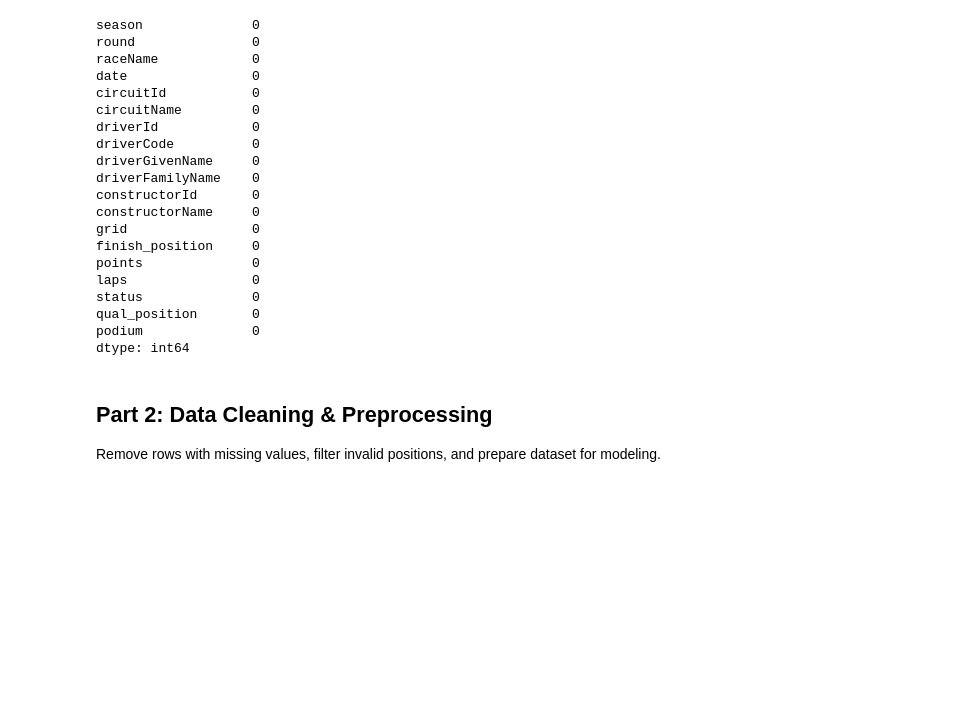
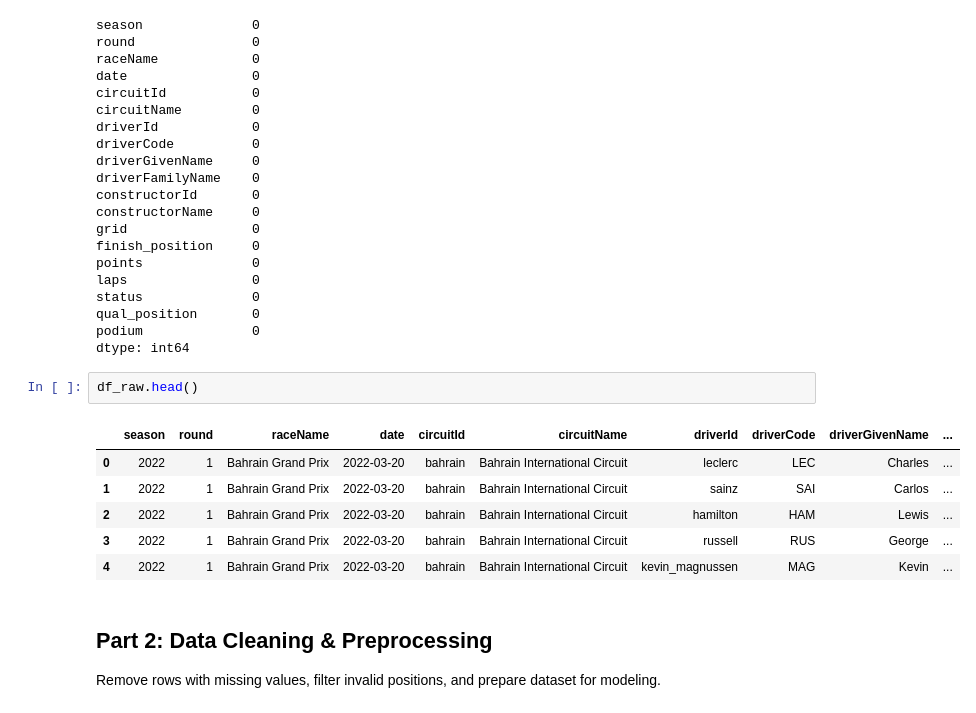
Before and after one commit to yfyuky/F1-Podium-Predictor, a Jupyter notebook: podium_predictor.ipynb, the cells around one changed output. Drawn from its saved outputs; the diff is of its cells as text; blank space fills up the shorter version.

```diff
--- a/podium_predictor.ipynb
+++ b/podium_predictor.ipynb
@@ -212,6 +212,15 @@ status              0
 qual_position       0
 podium              0
 dtype: int64
+# %%
+df_raw.head()
+# %% [output]
+|  | season | round | raceName | date | circuitId | circuitName | driverId | driverCode | driverGivenName | ... |
+| 0 | 2022 | 1 | Bahrain Grand Prix | 2022-03-20 | bahrain | Bahrain International Circuit | leclerc | LEC | Charles | ... |
+| 1 | 2022 | 1 | Bahrain Grand Prix | 2022-03-20 | bahrain | Bahrain International Circuit | sainz | SAI | Carlos | ... |
+| 2 | 2022 | 1 | Bahrain Grand Prix | 2022-03-20 | bahrain | Bahrain International Circuit | hamilton | HAM | Lewis | ... |
+| 3 | 2022 | 1 | Bahrain Grand Prix | 2022-03-20 | bahrain | Bahrain International Circuit | russell | RUS | George | ... |
+| 4 | 2022 | 1 | Bahrain Grand Prix | 2022-03-20 | bahrain | Bahrain International Circuit | kevin_magnussen | MAG | Kevin | ... |
 # %% [markdown]
 ## Part 2: Data Cleaning & Preprocessing
 
```
Also changed, not shown: parts of 17 cells of this notebook, 3 other files.
